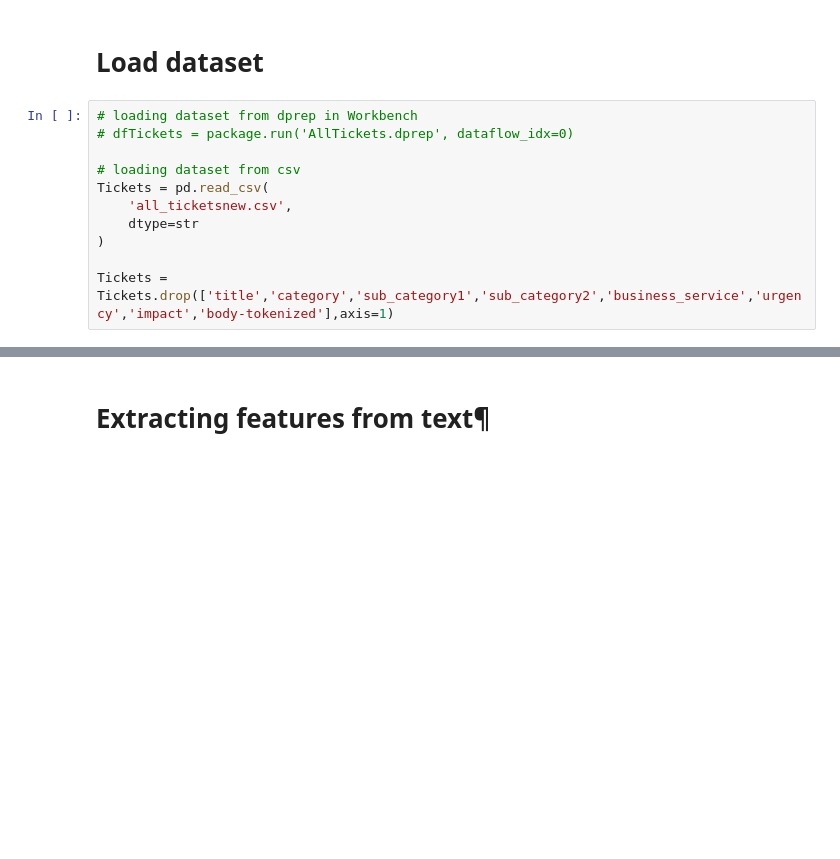
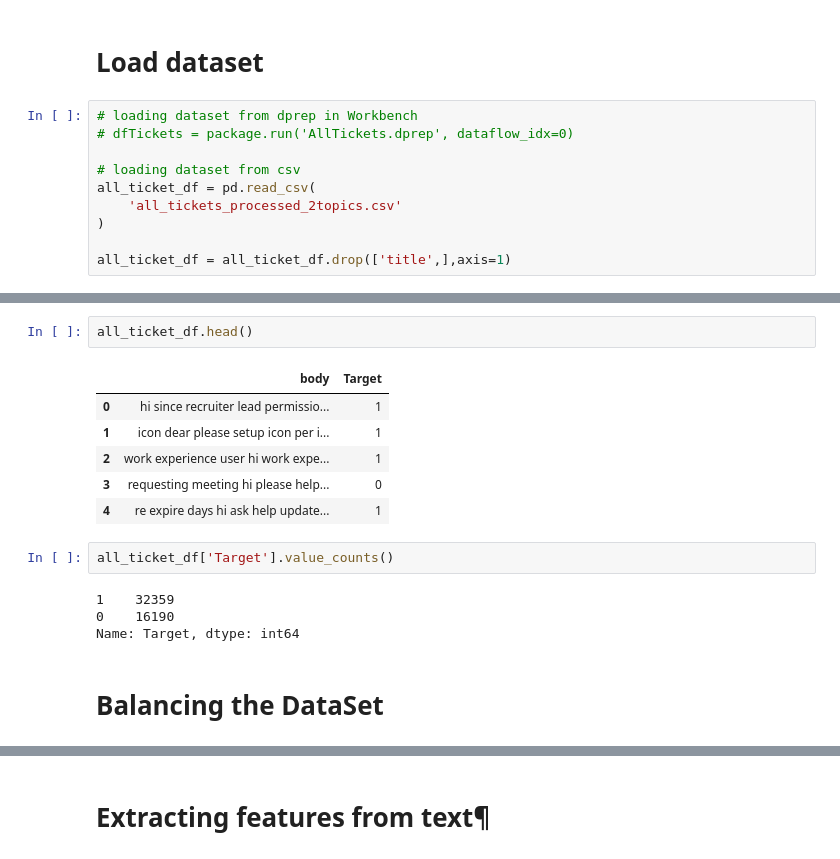
Before and after one commit to abhi1512/Service-Request_Classification, a Jupyter notebook: BinaryClassificationLogisticRegression.ipynb, the cells around one changed output, grey strips where cells are left out. Drawn from its saved outputs; the diff is of its cells as text; blank space fills up the shorter version.

```diff
--- a/BinaryClassificationLogisticRegression.ipynb
+++ b/BinaryClassificationLogisticRegression.ipynb
@@ -27,9 +27,8 @@ warnings.filterwarnings("ignore", category=DeprecationWarning)
 # dfTickets = package.run('AllTickets.dprep', dataflow_idx=0)
 
 # loading dataset from csv
-Tickets = pd.read_csv(
-    'all_ticketsnew.csv',
-    dtype=str
+all_ticket_df = pd.read_csv(
+    'all_tickets_processed_2topics.csv'
 )
 
-Tickets = Tickets.drop(['title','category','sub_category1','sub_category2','business_service','urgency','impact','body-tokenized'],axis=1)
+all_ticket_df = all_ticket_df.drop(['title',],axis=1)
@@ -35,0 +59,17 @@ Tickets = Tickets.drop(['title','category','sub_category1','sub_category2','busi
+# %%
+all_ticket_df.head()
+# %% [output]
+|  | body | Target |
+| 0 | hi since recruiter lead permissio... | 1 |
+| 1 | icon dear please setup icon per i... | 1 |
+| 2 | work experience user hi work expe... | 1 |
+| 3 | requesting meeting hi please help... | 0 |
+| 4 | re expire days hi ask help update... | 1 |
+# %%
+all_ticket_df['Target'].value_counts()
+# %% [output]
+1    32359
+0    16190
+Name: Target, dtype: int64
+# %% [markdown]
+# Balancing the DataSet
```
Also changed, not shown: parts of 12 cells of this notebook.
